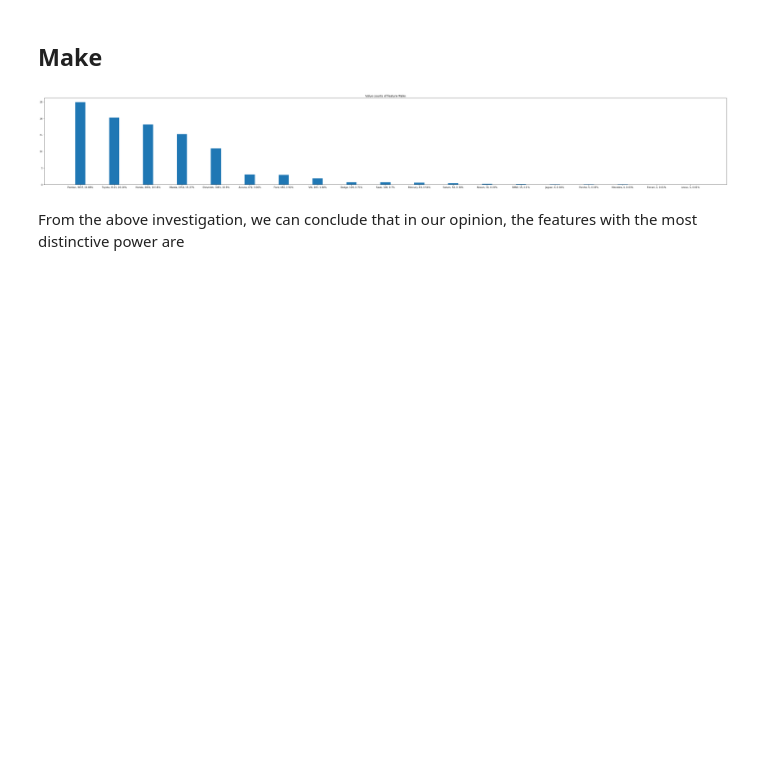
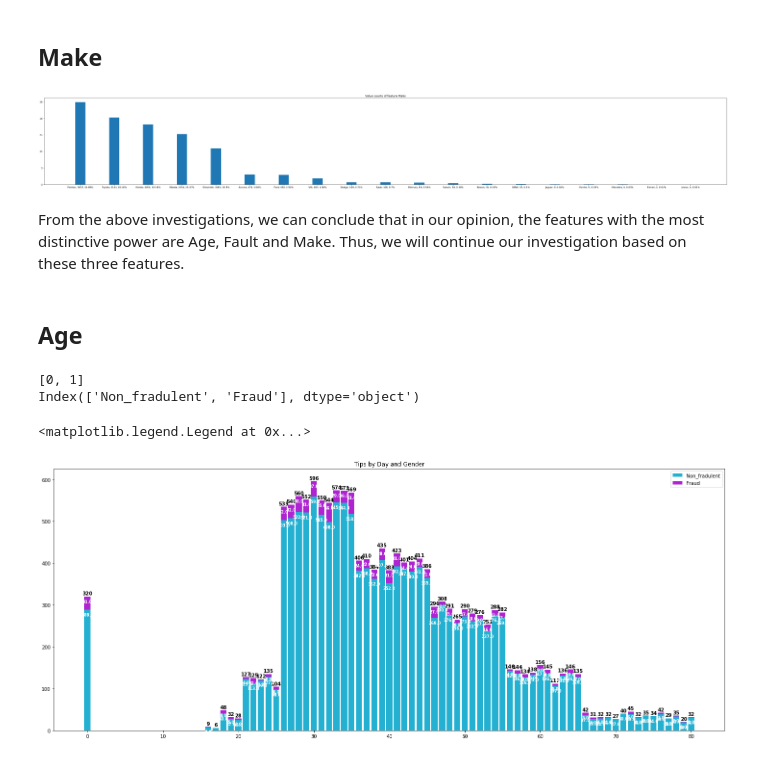
Before and after one commit to bernardmizz13/Vehicle_insurance_claim_fraud_detection, a Jupyter notebook: Jupyter_notebooks/Data_segmentation_prep.ipynb, the cells around one changed output. Cells and saved outputs as stored; diff of their text form; code cells hidden in the pictures; blank space fills up the shorter version.

Commit message:
Visualising more data regarding age

```diff
--- a/Jupyter_notebooks/Data_segmentation_prep.ipynb
+++ b/Jupyter_notebooks/Data_segmentation_prep.ipynb
@@ -284,10 +285,71 @@ plt.draw()
 plt.show()
 # %% [output]
 [figure]
+# %% [markdown]
+From the above investigations, we can conclude that in our opinion, the features with the most distinctive power are Age, Fault and Make. Thus, we will continue our investigation based on these three features.
+# %% [markdown]
+## Age
+# %%
+# group by age and the label
+plot_data = data.groupby(['Age', 'FraudFound_P']).size().unstack()
+logging.info("Grouped by age and label")
+
+# convert the columns to a list
+col = plot_data.columns.tolist()
+print(col)
+
+# reset the column names
+plot_data.columns = ['Non_fradulent', 'Fraud']
+print(plot_data.columns)
+logging.info("Reset the columns")
+# %% [output]
+[0, 1]
+Index(['Non_fradulent', 'Fraud'], dtype='object')
+# %%
+fig, ax = plt.subplots(figsize=(25, 10))
+
+colors = ['#24b1d1', '#ae24d1']
+bottom = np.zeros(len(plot_data))
+
+for i, col in enumerate(plot_data.columns):
+  ax.bar(
+      plot_data.index, plot_data[col], bottom=bottom, label=col, color=colors[i])
+  bottom += np.array(plot_data[col])
+
+totals = plot_data.sum(axis=1)
+y_offset = 4
+for i, total in enumerate(totals):
+  ax.text(totals.index[i], total + y_offset, round(total), ha='center',
+          weight='bold')
+
+# Let's put the annotations inside the bars themselves by using a
+# negative offset.
+y_offset = -15
+# For each patch (basically each rectangle within the bar), add a label.
+for bar in ax.patches:
+  ax.text(
+      # Put the text in the middle of each bar. get_x returns the start
+      # so we add half the width to get to the middle.
+      bar.get_x() + bar.get_width() / 2,
+      # Vertically, add the height of the bar to the start of the bar,
+      # along with the offset.
+      bar.get_height() + bar.get_y() + y_offset,
+      # This is actual value we'll show.
+      round(bar.get_height()),
+      # Center the labels and style them a bit.
+      ha='center',
+      color='w',
+      weight='bold',
+      size=8
+  )
+
+ax.set_title('Tips by Day and Gender')
+ax.legend()
+# %% [output]
+<matplotlib.legend.Legend at 0x...>
+[figure, added]
 # %%
 if end_run is True:
     logging.info("#### Run finished ####")
     # close the logger
     logging.shutdown()
-# %% [markdown]
-From the above investigation, we can conclude that in our opinion, the features with the most distinctive power are
```
Also changed, not shown: parts of 1 cell of this notebook.
